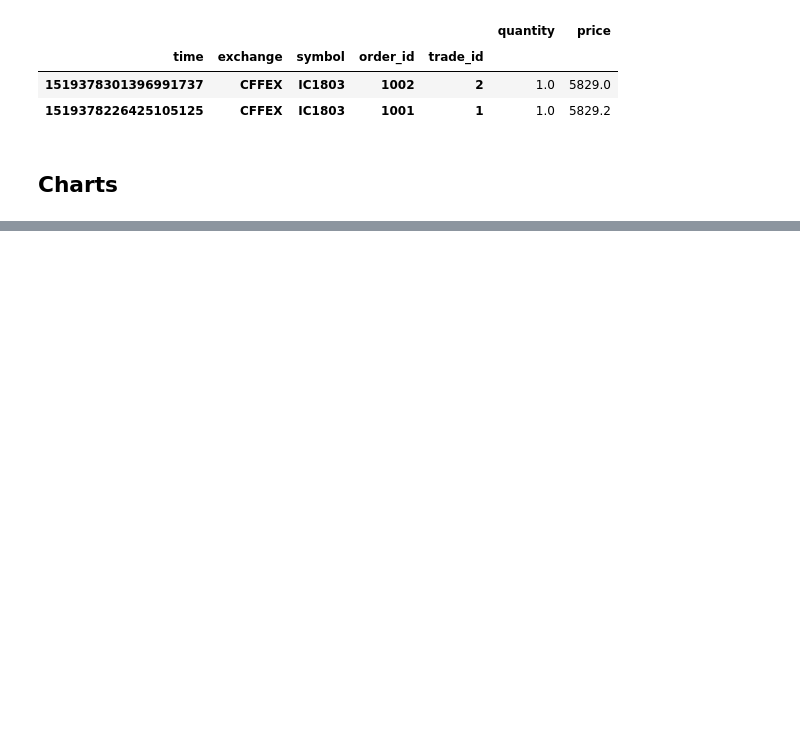
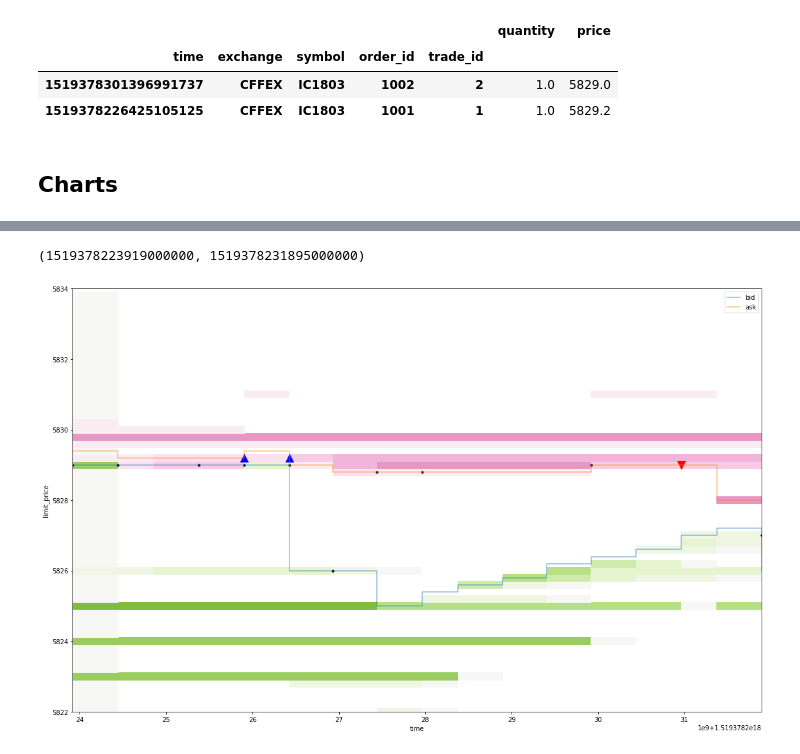
Before and after one commit to roq-trading/roq-cpp-samples, a Jupyter notebook: notebooks/simple.ipynb, the cells around one changed output, grey strips where cells are left out. Cells and saved outputs as stored; diff of their text form; code cells hidden in the pictures; blank space fills up the shorter version.

```diff
--- a/notebooks/simple.ipynb
+++ b/notebooks/simple.ipynb
@@ -486,0 +496,16 @@ def plot_data(big_size, reference_data, trade_volume, market_by_price, best_bid_
+# %%
+time_0, time_1 = get_range(trade_volume, 5, 15)
+time_0, time_1
+# %% [output]
+(1519378223919000000, 1519378231895000000)
+# %%
+plot_data(
+    10,
+    reference_data,
+    select_subset(trade_volume, time_0, time_1),
+    select_subset(market_by_price, time_0, time_1),
+    select_subset(best_bid_ask, time_0, time_1),
+    orders,
+    select_subset(order_update, time_0, time_1))
+# %% [output]
+[figure, added]
```
Also changed, not shown: parts of 8 cells of this notebook.
